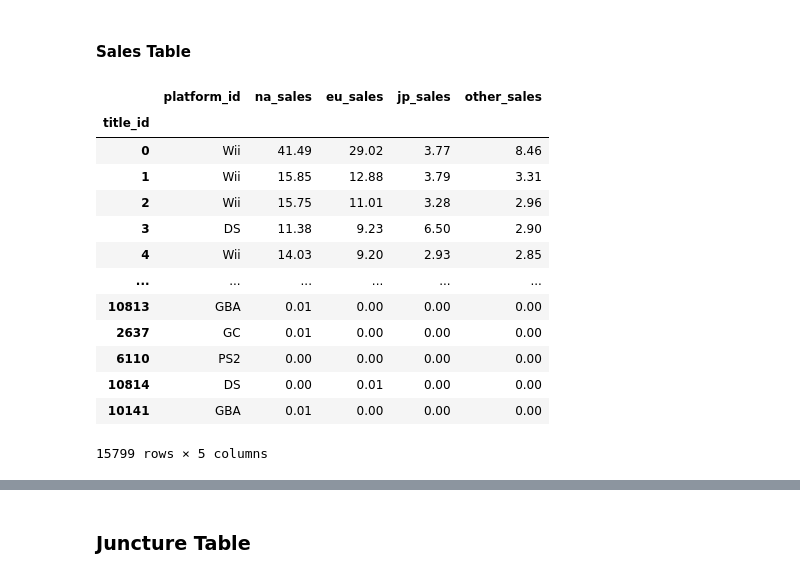
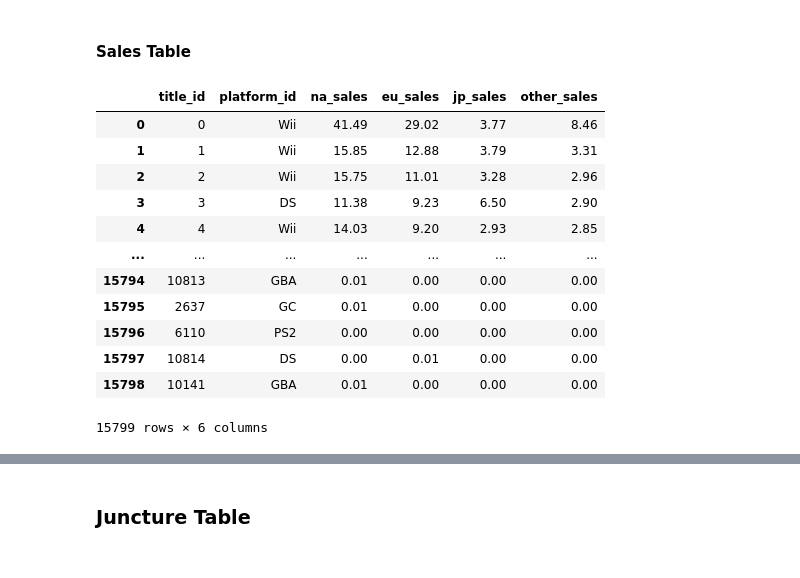
Before and after one commit to LievoisT/ETL-Project, a Jupyter notebook: VG_Table_Transform.ipynb, the cells around one changed output, grey strips where cells are left out. Drawn from its saved outputs; the diff is of its cells as text; code cells hidden in the pictures.

```diff
--- a/VG_Table_Transform.ipynb
+++ b/VG_Table_Transform.ipynb
@@ -222,23 +318,21 @@ game_title_df
 # %%
 #import transformed sales table by tyler in for platform to platform_id change
 sales_df = pd.read_csv('sales.csv')
-sales_df = sales_df.set_index('title_id')
 sales_df
 # %% [output]
-|  | platform_id | na_sales | eu_sales | jp_sales | other_sales |
-| title_id |  |  |  |  |  |
-| 0 | Wii | 41.49 | 29.02 | 3.77 | 8.46 |
-| 1 | Wii | 15.85 | 12.88 | 3.79 | 3.31 |
-| 2 | Wii | 15.75 | 11.01 | 3.28 | 2.96 |
-| 3 | DS | 11.38 | 9.23 | 6.50 | 2.90 |
-| 4 | Wii | 14.03 | 9.20 | 2.93 | 2.85 |
-| ... | ... | ... | ... | ... | ... |
-| 10813 | GBA | 0.01 | 0.00 | 0.00 | 0.00 |
-| 2637 | GC | 0.01 | 0.00 | 0.00 | 0.00 |
-| 6110 | PS2 | 0.00 | 0.00 | 0.00 | 0.00 |
-| 10814 | DS | 0.00 | 0.01 | 0.00 | 0.00 |
-| 10141 | GBA | 0.01 | 0.00 | 0.00 | 0.00 |
+|  | title_id | platform_id | na_sales | eu_sales | jp_sales | other_sales |
+| 0 | 0 | Wii | 41.49 | 29.02 | 3.77 | 8.46 |
+| 1 | 1 | Wii | 15.85 | 12.88 | 3.79 | 3.31 |
+| 2 | 2 | Wii | 15.75 | 11.01 | 3.28 | 2.96 |
+| 3 | 3 | DS | 11.38 | 9.23 | 6.50 | 2.90 |
+| 4 | 4 | Wii | 14.03 | 9.20 | 2.93 | 2.85 |
+| ... | ... | ... | ... | ... | ... | ... |
+| 15794 | 10813 | GBA | 0.01 | 0.00 | 0.00 | 0.00 |
+| 15795 | 2637 | GC | 0.01 | 0.00 | 0.00 | 0.00 |
+| 15796 | 6110 | PS2 | 0.00 | 0.00 | 0.00 | 0.00 |
+| 15797 | 10814 | DS | 0.00 | 0.01 | 0.00 | 0.00 |
+| 15798 | 10141 | GBA | 0.01 | 0.00 | 0.00 | 0.00 |
-15799 rows × 5 columns
+15799 rows × 6 columns
 # %%
 #reference previous code from testing section earlier
 plat_replacer = {
```
Also changed, not shown: parts of 16 cells of this notebook.
